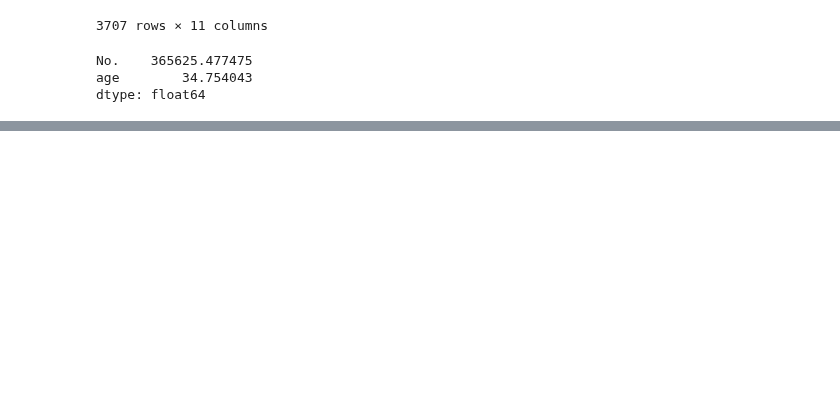
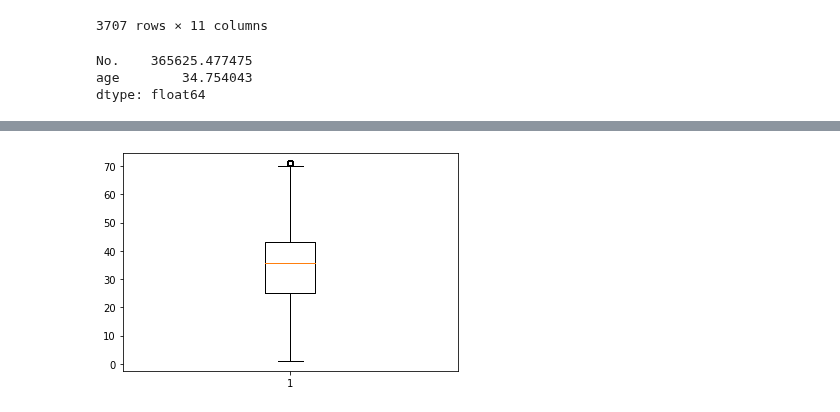
Before and after one commit to ThanikPimpiban/DWDM21, a Jupyter notebook: Data_Processing(Ch3).ipynb, the cells around one changed output, grey strips where cells are left out. Cells and saved outputs as stored; diff of their text form; code cells hidden in the pictures; blank space fills up the shorter version.

```diff
--- a/Data_Processing(Ch3).ipynb
+++ b/Data_Processing(Ch3).ipynb
@@ -695,0 +898,6 @@ dtype: float64
+# %%
+cap1 = data_nomissingage['age'] >= data_dict['caps'][0].get_ydata()[0]
+cap2 = data_nomissingage['age'] <= data_dict['caps'][1].get_ydata()[0]
+
+data_nomissingage_nooutlier = data_nomissingage[cap1 & cap2]
+data_nomissingage_nooutlier
@@ -695,0 +918,4 @@ dtype: float64
+# %%
+data_dict = plt.boxplot(data_nomissingage_nooutlier['age'])
+# %% [output]
+[figure, added]
```
Also changed, not shown: parts of 34 cells of this notebook.
